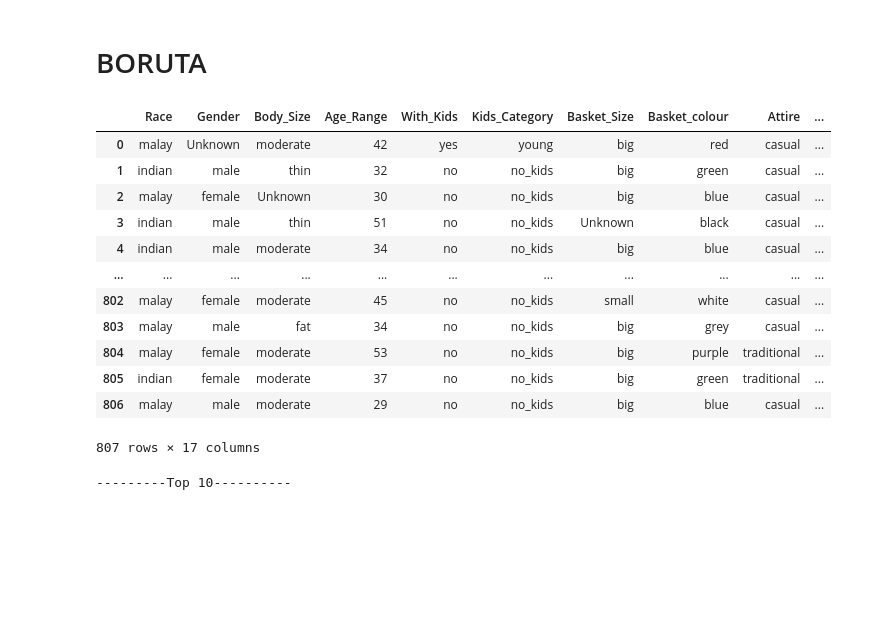
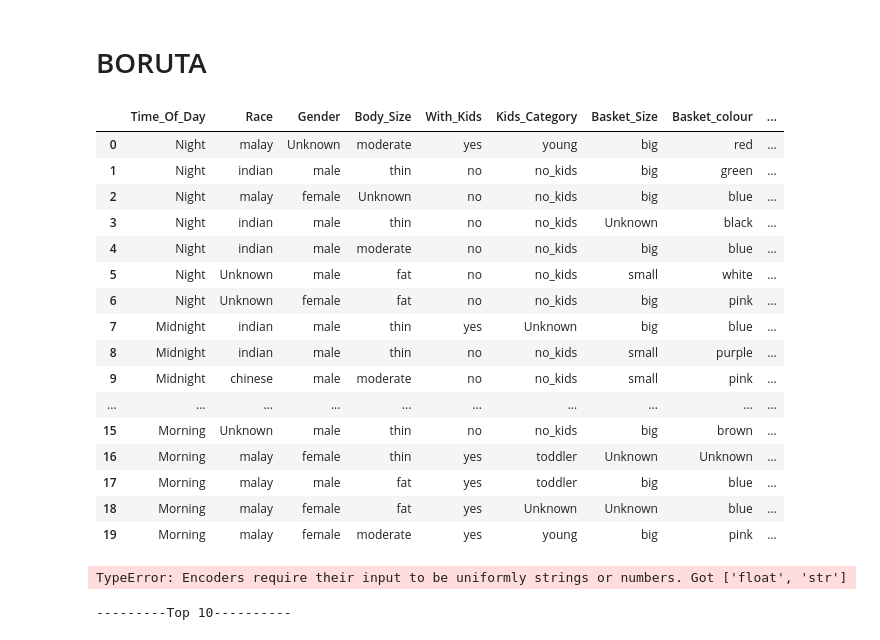
Before and after one commit to CRJoshuaa/Data-Mining-Project, a Jupyter notebook: Project_Joshuaa.ipynb, the cells around one changed output. Drawn from its saved outputs; the diff is of its cells as text; code cells hidden in the pictures; blank space fills up the shorter version.

```diff
--- a/Project_Joshuaa.ipynb
+++ b/Project_Joshuaa.ipynb
@@ -69,6 +69,14 @@ def get_day_col(df):
 def get_month_col(df):
     monthCol=pd.DatetimeIndex(df['Date']).month
     return df.assign(Month=monthCol)
+
+def get_month_col(df):
+    monthCol=pd.DatetimeIndex(df['Date']).month
+    return df.assign(Month=monthCol)
+
+def get_time_of_day(df):
+    timeOfDay=pd.cut(pd.DatetimeIndex(df['Time']).hour, bins=[-1,4,11,15,19,23], labels=["Midnight","Morning", "Afternoon", "Evening","Night"])
+    return df.assign(Time_Of_Day=timeOfDay)
 
 def fill_age(df):
     age=df['Age_Range'].fillna(round(df['Age_Range'].mean()))
@@ -115,13 +123,13 @@ def mark_pants(df):
 
 arm_drop=['Date','Time','Age_Range','Race','Gender','Body_Size','With_Kids','Kids_Category','Spectacles']
 
-arm_select1=['Basket_Size','Basket_colour','Washer_No','Dryer_No','Wash_Item']
-arm_select2=['Gender','Body_Size','Age_Group','Attire','Kids_Category','Spectacles']
+arm_select1=['Time_Of_Day','Basket_Size','Basket_colour','Washer_No','Dryer_No','Wash_Item']
+arm_select2=['Time_Of_Day','Gender','Body_Size','Age_Group','Attire','Kids_Category','Spectacles']
 
 
-cluster_select=['Race','Gender','Body_Size','Age_Range','With_Kids','Kids_Category','Basket_Size']
+cluster_select=['Time_Of_Day','Race','Gender','Age_Group','Age_Range','Body_Size','With_Kids','Kids_Category','Basket_Size']
 
-classifier1_select=['Race','Gender','Body_Size','Age_Range','With_Kids','Kids_Category','Basket_Size','Basket_colour','Attire','Shirt_Colour','shirt_type','Pants_Colour','pants_type','Wash_Item','Washer_No','Dryer_No']
+classifier1_select=['Time_Of_Day','Race','Gender','Body_Size','With_Kids','Kids_Category','Basket_Size','Basket_colour','Attire','Shirt_Colour','shirt_type','Pants_Colour','pants_type','Wash_Item','Washer_No','Dryer_No']
 def drop_arm(df):
     return df.drop(columns=arm_drop)
 
@@ -468,31 +481,40 @@ cleaned=(df.pipe(change_to_date)
         .pipe(fill_null_val)
         .pipe(mark_washer)
         .pipe(mark_dryer)
+        .pipe(get_month_col)
+        .pipe(get_time_of_day)
+        .pipe(bin_age)
         .pipe(select_classifier1)
-        .pipe(bin_age)
+
     )
 # %%
-cleaned
+cleaned.head(20)
 # %% [output]
-|  | Race | Gender | Body_Size | Age_Range | With_Kids | Kids_Category | Basket_Size | Basket_colour | Attire | ... |
-| 0 | malay | Unknown | moderate | 42 | yes | young | big | red | casual | ... |
-| 1 | indian | male | thin | 32 | no | no_kids | big | green | casual | ... |
-| 2 | malay | female | Unknown | 30 | no | no_kids | big | blue | casual | ... |
-| 3 | indian | male | thin | 51 | no | no_kids | Unknown | black | casual | ... |
-| 4 | indian | male | moderate | 34 | no | no_kids | big | blue | casual | ... |
-| ... | ... | ... | ... | ... | ... | ... | ... | ... | ... | ... |
-| 802 | malay | female | moderate | 45 | no | no_kids | small | white | casual | ... |
-| 803 | malay | male | fat | 34 | no | no_kids | big | grey | casual | ... |
-| 804 | malay | female | moderate | 53 | no | no_kids | big | purple | traditional | ... |
-| 805 | indian | female | moderate | 37 | no | no_kids | big | green | traditional | ... |
-| 806 | malay | male | moderate | 29 | no | no_kids | big | blue | casual | ... |
+|  | Time_Of_Day | Race | Gender | Body_Size | With_Kids | Kids_Category | Basket_Size | Basket_colour | ... |
+| 0 | Night | malay | Unknown | moderate | yes | young | big | red | ... |
+| 1 | Night | indian | male | thin | no | no_kids | big | green | ... |
+| 2 | Night | malay | female | Unknown | no | no_kids | big | blue | ... |
+| 3 | Night | indian | male | thin | no | no_kids | Unknown | black | ... |
+| 4 | Night | indian | male | moderate | no | no_kids | big | blue | ... |
+| 5 | Night | Unknown | male | fat | no | no_kids | small | white | ... |
+| 6 | Night | Unknown | female | fat | no | no_kids | big | pink | ... |
+| 7 | Midnight | indian | male | thin | yes | Unknown | big | blue | ... |
+| 8 | Midnight | indian | male | thin | no | no_kids | small | purple | ... |
+| 9 | Midnight | chinese | male | moderate | no | no_kids | small | pink | ... |
+| ... | ... | ... | ... | ... | ... | ... | ... | ... | ... |
+| 15 | Morning | Unknown | male | thin | no | no_kids | big | brown | ... |
+| 16 | Morning | malay | female | thin | yes | toddler | Unknown | Unknown | ... |
+| 17 | Morning | malay | male | fat | yes | toddler | big | blue | ... |
+| 18 | Morning | malay | female | fat | yes | Unknown | Unknown | blue | ... |
+| 19 | Morning | malay | female | moderate | yes | young | big | pink | ... |
-807 rows × 17 columns
 # %%
 cleaned=cleaned.apply(LabelEncoder().fit_transform)
 
 y = cleaned.Basket_Size
 X = cleaned.drop("Basket_Size", 1)
 colnames = X.columns
+# %% [output]
+TypeError: Encoders require their input to be uniformly strings or numbers. Got ['float', 'str']
 # %%
 rf = RandomForestClassifier(n_jobs=-1,class_weight="balanced",max_depth=5)
 feat_selector = BorutaPy(rf, n_estimators="auto",random_state =1)
```
Also changed, not shown: parts of 15 cells of this notebook.
